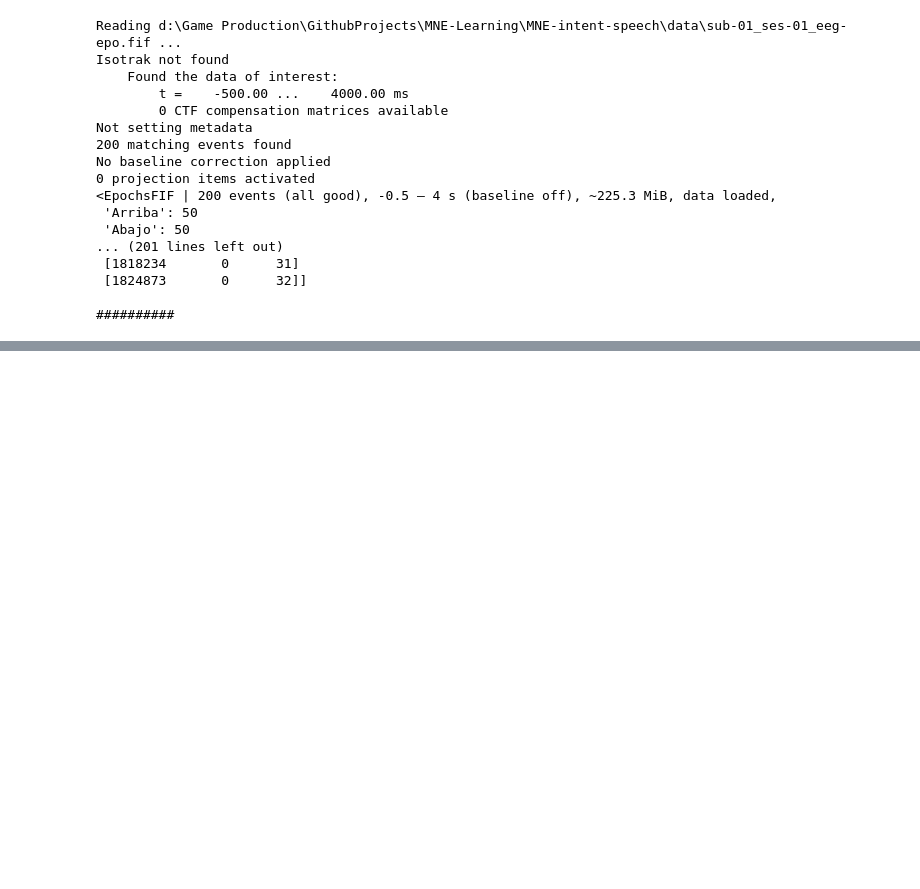
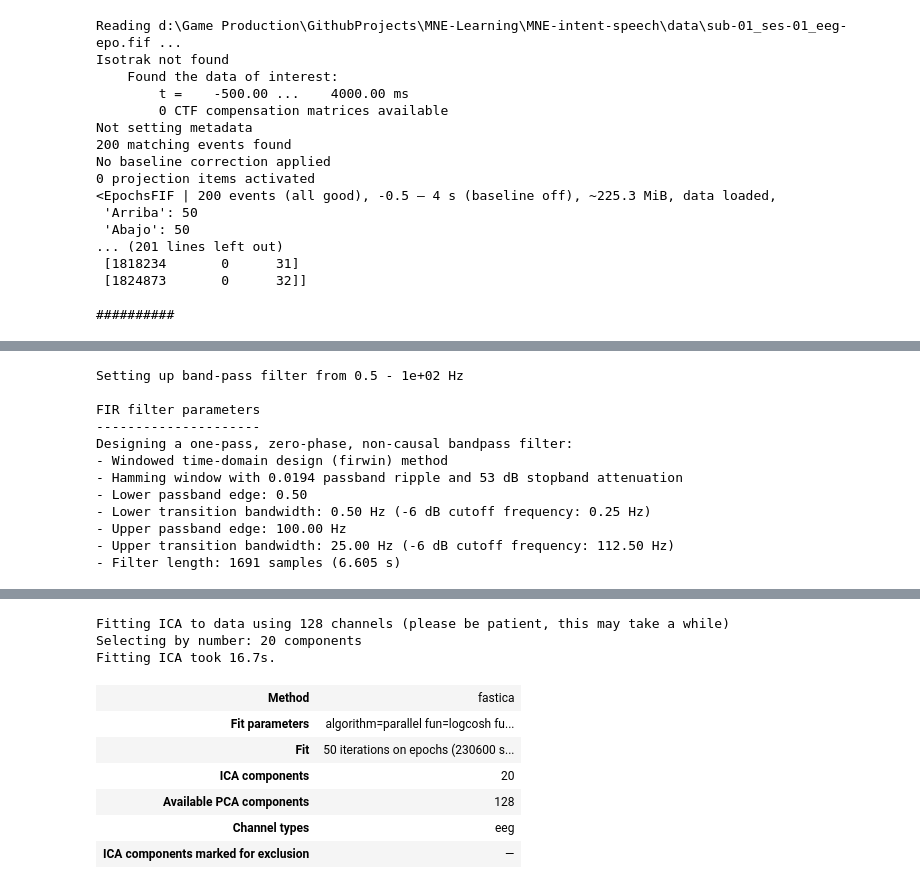
Before and after one commit to nerveinvader/MNE-Learning, a Jupyter notebook: MNE-intent-speech/dataloader.ipynb, the cells around one changed output, grey strips where cells are left out. Drawn from its saved outputs; the diff is of its cells as text; code cells hidden in the pictures; blank space fills up the shorter version.

```diff
--- a/MNE-intent-speech/dataloader.ipynb
+++ b/MNE-intent-speech/dataloader.ipynb
@@ -161,0 +168,16 @@ No baseline correction applied
+# %%
+ica = mne.preprocessing.ICA(n_components=20, random_state=0)
+ica.fit(sample_fif.copy().filter(LOW_CUT, HIH_CUT))
+# %% [output]
+Setting up band-pass filter from 0.5 - 1e+02 Hz
+
+FIR filter parameters
+---------------------
+Designing a one-pass, zero-phase, non-causal bandpass filter:
+- Windowed time-domain design (firwin) method
+- Hamming window with 0.0194 passband ripple and 53 dB stopband attenuation
+- Lower passband edge: 0.50
+- Lower transition bandwidth: 0.50 Hz (-6 dB cutoff frequency: 0.25 Hz)
+- Upper passband edge: 100.00 Hz
+- Upper transition bandwidth: 25.00 Hz (-6 dB cutoff frequency: 112.50 Hz)
+- Filter length: 1691 samples (6.605 s)
@@ -161,0 +201,10 @@ No baseline correction applied
+Fitting ICA to data using 128 channels (please be patient, this may take a while)
+Selecting by number: 20 components
+Fitting ICA took 16.7s.
+| Method | fastica |
+| Fit parameters | algorithm=parallel fun=logcosh fu... |
+| Fit | 50 iterations on epochs (230600 s... |
+| ICA components | 20 |
+| Available PCA components | 128 |
+| Channel types | eeg |
+| ICA components marked for exclusion | — |
```
Also changed, not shown: parts of 2 cells of this notebook.
